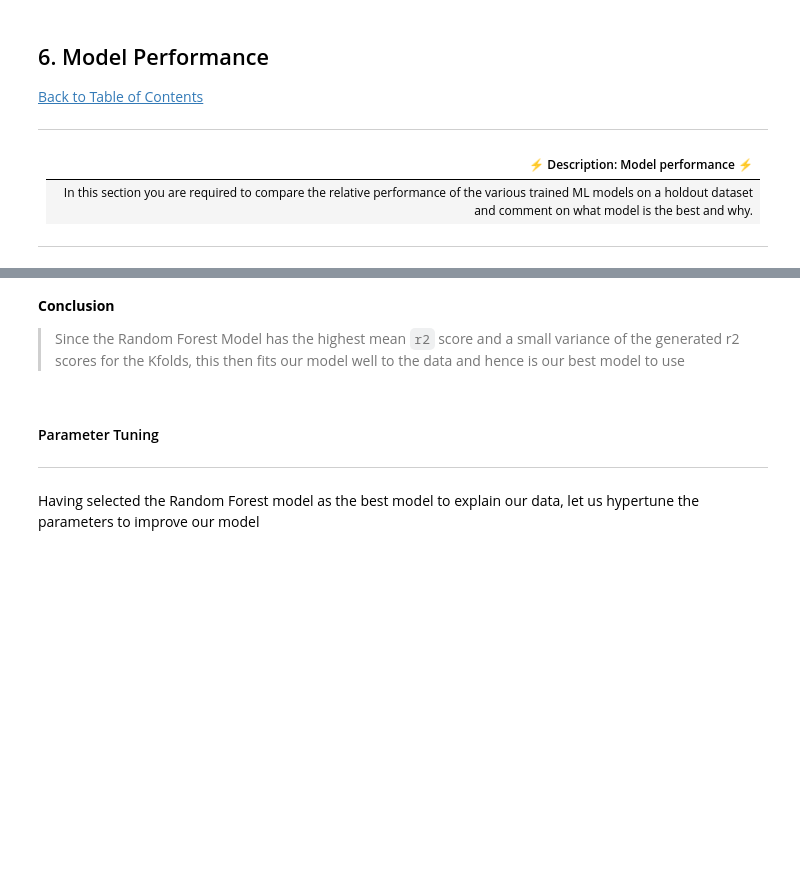
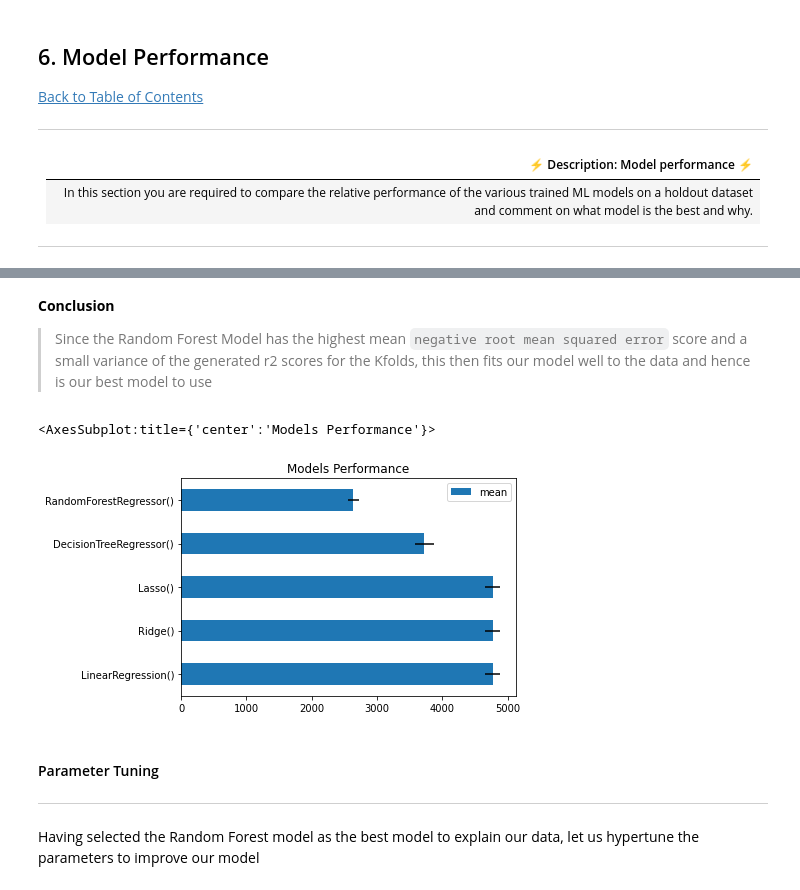
Before and after one commit to ObengKojo23/Team_nm1_WakandaAfrica, a Jupyter notebook: starter-notebook.ipynb, the cells around one changed output, grey strips where cells are left out. Cells and saved outputs as stored; diff of their text form; code cells hidden in the pictures; blank space fills up the shorter version.

```diff
--- a/starter-notebook.ipynb
+++ b/starter-notebook.ipynb
@@ -835,7 +835,7 @@ model_list = [linear_model, ridge_model,
 # %%
 RMS = {}
 for model in model_list:
-    scores = cross_val_score(model, X_scaled, y, scoring='r2', cv=cv, n_jobs=-1)
+    scores = cross_val_score(model, X_scaled, y, scoring='neg_root_mean_squared_error', cv=cv, n_jobs=-1)
     RMS[model] = (np.mean(scores), np.std(scores))
 RMS
 # %% [output]
@@ -846,0 +847,4 @@ RMS
+# %%
+rmse_df = pd.DataFrame(RMS, index=['mean', 'std']).transpose()
+rmse_df['mean'] = -rmse_df['mean']
+rmse_df
@@ -847,6 +858,11 @@ RMS
 # %% [markdown]
 **Conclusion**
->Since the Random Forest Model has the highest mean `r2` score and a small variance of the generated r2 scores for the Kfolds, this then fits our model well to the data and hence is our best model to use
+>Since the Random Forest Model has the highest mean `negative root mean squared error` score and a small variance of the generated r2 scores for the Kfolds, this then fits our model well to the data and hence is our best model to use
+# %%
+rmse_df.plot(kind='barh', y='mean', xerr='std', title='Models Performance', legend='False')
+# %% [output]
+<AxesSubplot:title={'center':'Models Performance'}>
+[figure, added]
 # %% [markdown]
 #### Parameter Tuning
 ***
```
Also changed, not shown: parts of 11 cells of this notebook.
